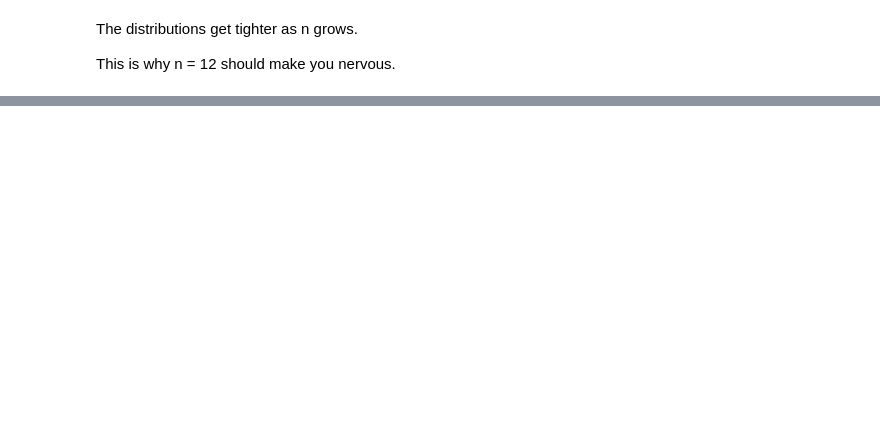
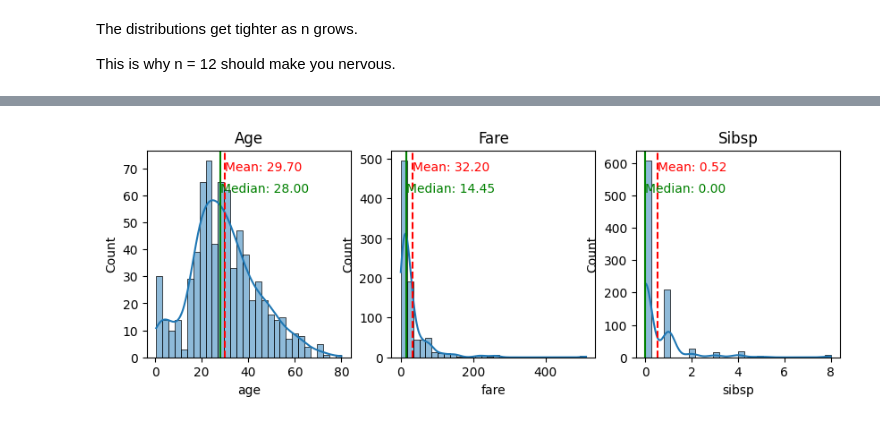
Before and after one commit to bipin-a/aidi-1204, a Jupyter notebook: In_Class_Notebooks/week5_inference_tutorial_post_class.ipynb, the cells around one changed output, grey strips where cells are left out. Saved outputs shown, nothing was run; the diff lists cells and outputs as text; code cells hidden in the pictures; blank space fills up the shorter version.

```diff
--- a/In_Class_Notebooks/week5_inference_tutorial_post_class.ipynb
+++ b/In_Class_Notebooks/week5_inference_tutorial_post_class.ipynb
@@ -961,0 +593,25 @@ A hypothesis test is simply checking whether the claim lies within the natural s
+# %%
+cols = ['age', 'fare', 'sibsp']
+
+# plt the mean and median as vertical lines on the histogram of age, fare, and sibsp
+# add the text to the plot figure to indicate the mean and median values
+
+for col in cols:
+
+    fig ,axes = plt.subplots(1,3, figsize=(10, 3))
+
+    # This plots the histogram with a kernel density estimate (kde) overlay for the specified column in the DataFrame
+    sns.histplot(data=df, x=col, bins=30, ax=axes[0], kde=False)
+    sns.boxplot(data=df, x=col, ax=axes[1])
+    sns.histplot(data=df, x=col, bins=30, ax=axes[2], kde=True)
+
+    # This adds vertical lines to the plot to indicate the mean and median values of the column
+    axes[0].axvline(df[col].mean(), color='r', linestyle='--', label='Mean')
+    axes[0].axvline(df[col].median(), color='g', linestyle='-', label='Median')
+
+    # This adds text annotations to the plot to show the mean and median values
+    axes[0].text(df[col].mean(), axes[0].get_ylim()[1]*0.9, f'Mean: {df[col].mean():.2f}', color='r')
+    axes[0].text(df[col].median(), axes[0].get_ylim()[1]*0.8, f'Median: {df[col].median():.2f}', color='g')
+
+    axes[0].set_title(f'{col.capitalize()}')
+    axes[0].legend()
@@ -961,0 +635,22 @@ A hypothesis test is simply checking whether the claim lies within the natural s
+# %%
+cols = ['age', 'fare', 'sibsp']
+
+# plt the mean and median as vertical lines on the histogram of age, fare, and sibsp
+# add the text to the plot figure to indicate the mean and median values
+fig ,axes = plt.subplots(1,3, figsize=(10, 3))
+
+for col, ax in zip(cols, axes):
+
+    # This plots the histogram with a kernel density estimate (kde) overlay for the specified column in the DataFrame
+    sns.histplot(data=df, x=col, bins=30, ax=ax, kde=True)
+
+    # This adds vertical lines to the plot to indicate the mean and median values of the column
+    ax.axvline(df[col].mean(), color='r', linestyle='--', label='Mean')
+    ax.axvline(df[col].median(), color='g', linestyle='-', label='Median')
+
+    # This adds text annotations to the plot to show the mean and median values
+    ax.text(df[col].mean(), ax.get_ylim()[1]*0.9, f'Mean: {df[col].mean():.2f}', color='r')
+    ax.text(df[col].median(), ax.get_ylim()[1]*0.8, f'Median: {df[col].median():.2f}', color='g')
+    ax.set_title(f'{col.capitalize()}')
+# %% [output]
+[figure, added]
```
Also changed, not shown: parts of 63 cells of this notebook, 3 other files.
